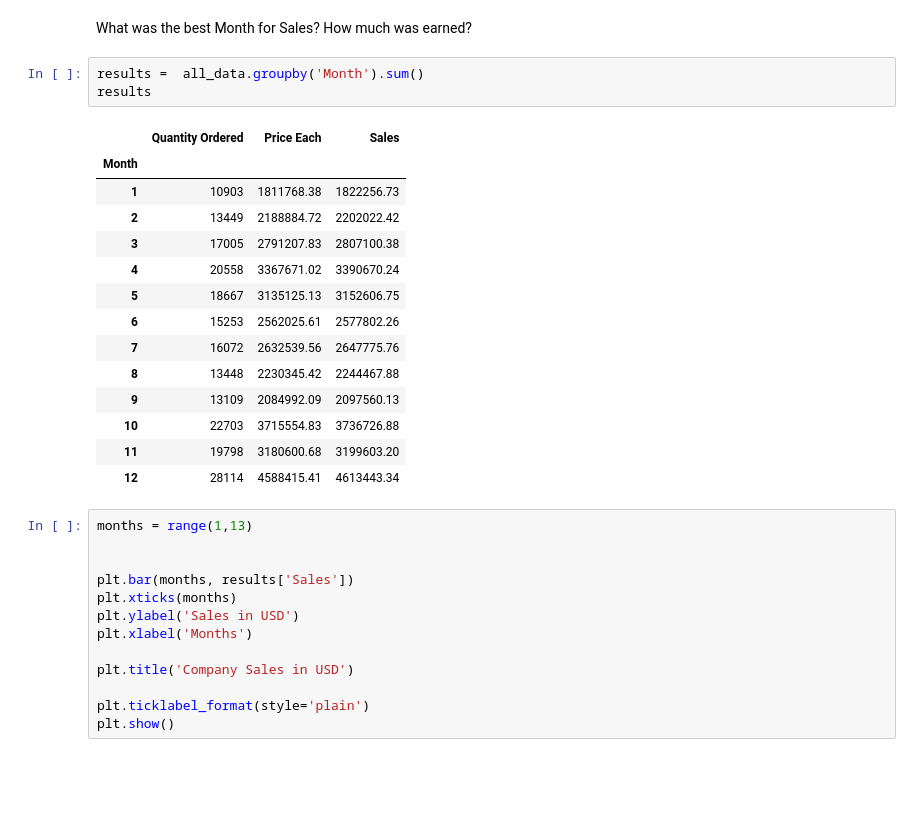
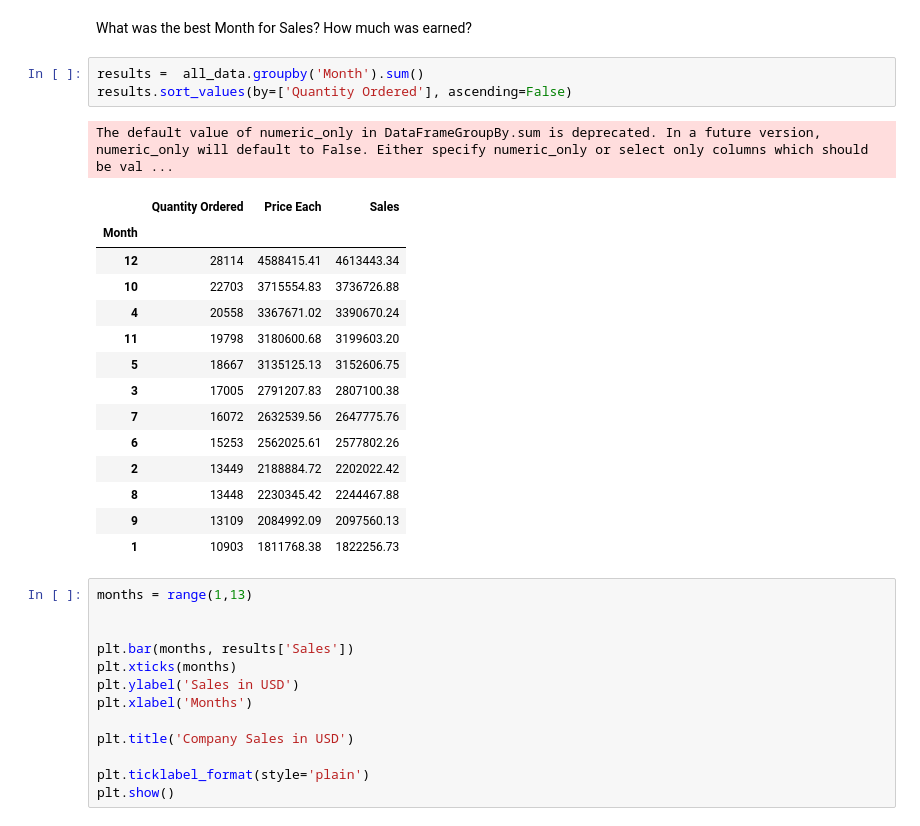
Before and after one commit to zairefrazier/Sales-Data-Analysis, a Jupyter notebook: Analysis.ipynb, the cells around one changed output. Cells and saved outputs as stored; diff of their text form; blank space fills up the shorter version.

```diff
--- a/Analysis.ipynb
+++ b/Analysis.ipynb
@@ -72,22 +72,23 @@ all_data.head()
 What was the best Month for Sales? How much was earned?
 # %%
 results =  all_data.groupby('Month').sum()
-results
+results.sort_values(by=['Quantity Ordered'], ascending=False)
 # %% [output]
+The default value of numeric_only in DataFrameGroupBy.sum is deprecated. In a future version, numeric_only will default to False. Either specify numeric_only or select only columns which should be val ...
 |  | Quantity Ordered | Price Each | Sales |
 | Month |  |  |  |
-| 1 | 10903 | 1811768.38 | 1822256.73 |
+| 12 | 28114 | 4588415.41 | 4613443.34 |
+| 10 | 22703 | 3715554.83 | 3736726.88 |
+| 4 | 20558 | 3367671.02 | 3390670.24 |
+| 11 | 19798 | 3180600.68 | 3199603.20 |
+| 5 | 18667 | 3135125.13 | 3152606.75 |
+| 3 | 17005 | 2791207.83 | 2807100.38 |
+| 7 | 16072 | 2632539.56 | 2647775.76 |
+| 6 | 15253 | 2562025.61 | 2577802.26 |
 | 2 | 13449 | 2188884.72 | 2202022.42 |
-| 3 | 17005 | 2791207.83 | 2807100.38 |
-| 4 | 20558 | 3367671.02 | 3390670.24 |
-| 5 | 18667 | 3135125.13 | 3152606.75 |
-| 6 | 15253 | 2562025.61 | 2577802.26 |
-| 7 | 16072 | 2632539.56 | 2647775.76 |
 | 8 | 13448 | 2230345.42 | 2244467.88 |
 | 9 | 13109 | 2084992.09 | 2097560.13 |
-| 10 | 22703 | 3715554.83 | 3736726.88 |
-| 11 | 19798 | 3180600.68 | 3199603.20 |
-| 12 | 28114 | 4588415.41 | 4613443.34 |
+| 1 | 10903 | 1811768.38 | 1822256.73 |
 # %%
 months = range(1,13)
 
```
Also changed, not shown: parts of 8 cells of this notebook.
